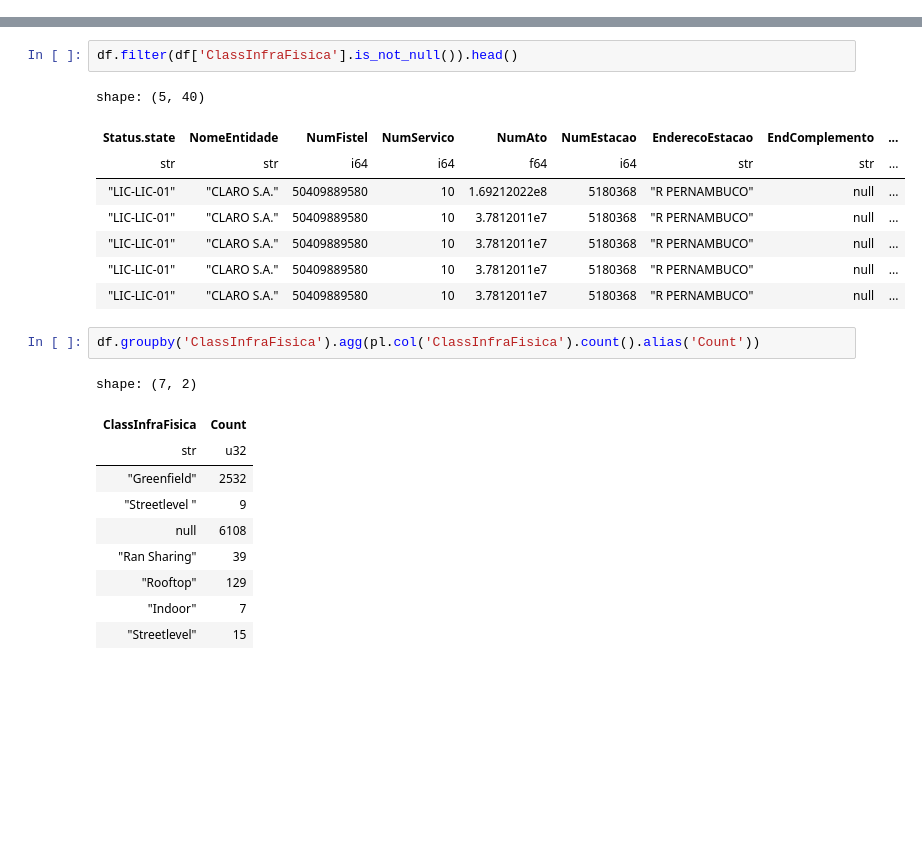
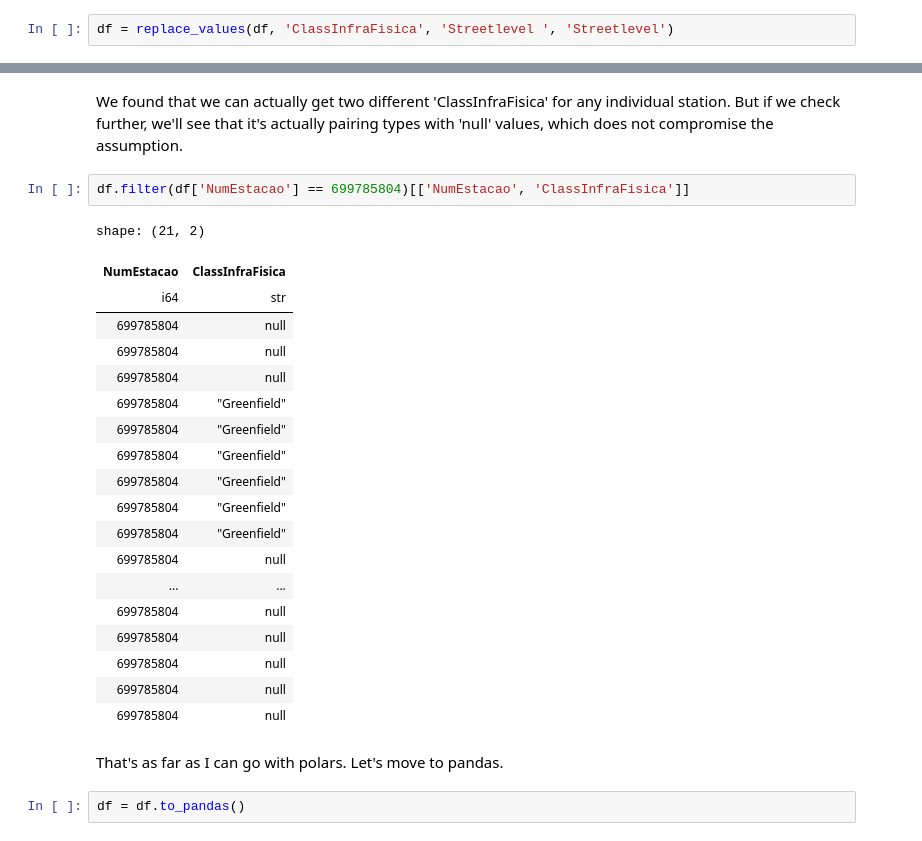
Before and after one commit to AlexFidalgo/TelecomSiteTypeClassifier, a Jupyter notebook: notebooks/explore_data.ipynb, the cells around one changed output, grey strips where cells are left out. Saved outputs shown, nothing was run; the diff lists cells and outputs as text; blank space fills up the shorter version.

```diff
--- a/notebooks/explore_data.ipynb
+++ b/notebooks/explore_data.ipynb
@@ -19,0 +31,2 @@ shape: (5, 40)
+# %%
+df = replace_values(df, 'ClassInfraFisica', 'Streetlevel ', 'Streetlevel')
@@ -20,24 +68,28 @@ shape: (5, 40)
+# %% [markdown]
+We found that we can actually get two different 'ClassInfraFisica' for any individual station. But if we check further, we'll see that it's actually pairing types with 'null' values, which does not compromise the assumption.
 # %%
-df.filter(df['ClassInfraFisica'].is_not_null()).head()
+df.filter(df['NumEstacao'] == 699785804)[['NumEstacao', 'ClassInfraFisica']]
 # %% [output]
-shape: (5, 40)
+shape: (21, 2)
-| Status.state | NomeEntidade | NumFistel | NumServico | NumAto | NumEstacao | EnderecoEstacao | EndComplemento | ... |
-| str | str | i64 | i64 | f64 | i64 | str | str | ... |
-| "LIC-LIC-01" | "CLARO S.A." | 50409889580 | 10 | 1.69212022e8 | 5180368 | "R PERNAMBUCO" | null | ... |
-| "LIC-LIC-01" | "CLARO S.A." | 50409889580 | 10 | 3.7812011e7 | 5180368 | "R PERNAMBUCO" | null | ... |
-| "LIC-LIC-01" | "CLARO S.A." | 50409889580 | 10 | 3.7812011e7 | 5180368 | "R PERNAMBUCO" | null | ... |
-| "LIC-LIC-01" | "CLARO S.A." | 50409889580 | 10 | 3.7812011e7 | 5180368 | "R PERNAMBUCO" | null | ... |
-| "LIC-LIC-01" | "CLARO S.A." | 50409889580 | 10 | 3.7812011e7 | 5180368 | "R PERNAMBUCO" | null | ... |
+| NumEstacao | ClassInfraFisica |
+| i64 | str |
+| 699785804 | null |
+| 699785804 | null |
+| 699785804 | null |
+| 699785804 | "Greenfield" |
+| 699785804 | "Greenfield" |
+| 699785804 | "Greenfield" |
+| 699785804 | "Greenfield" |
+| 699785804 | "Greenfield" |
+| 699785804 | "Greenfield" |
+| 699785804 | null |
+| ... | ... |
+| 699785804 | null |
+| 699785804 | null |
+| 699785804 | null |
+| 699785804 | null |
+| 699785804 | null |
-# %%
-df.groupby('ClassInfraFisica').agg(pl.col('ClassInfraFisica').count().alias('Count'))
-# %% [output]
-shape: (7, 2)
-| ClassInfraFisica | Count |
-| str | u32 |
-| "Greenfield" | 2532 |
-| "Streetlevel " | 9 |
-| null | 6108 |
-| "Ran Sharing" | 39 |
-| "Rooftop" | 129 |
-| "Indoor" | 7 |
-| "Streetlevel" | 15 |
+# %% [markdown]
+That's as far as I can go with polars. Let's move to pandas.
+# %%
+df = df.to_pandas()
```
Also changed, not shown: parts of 18 cells of this notebook.
